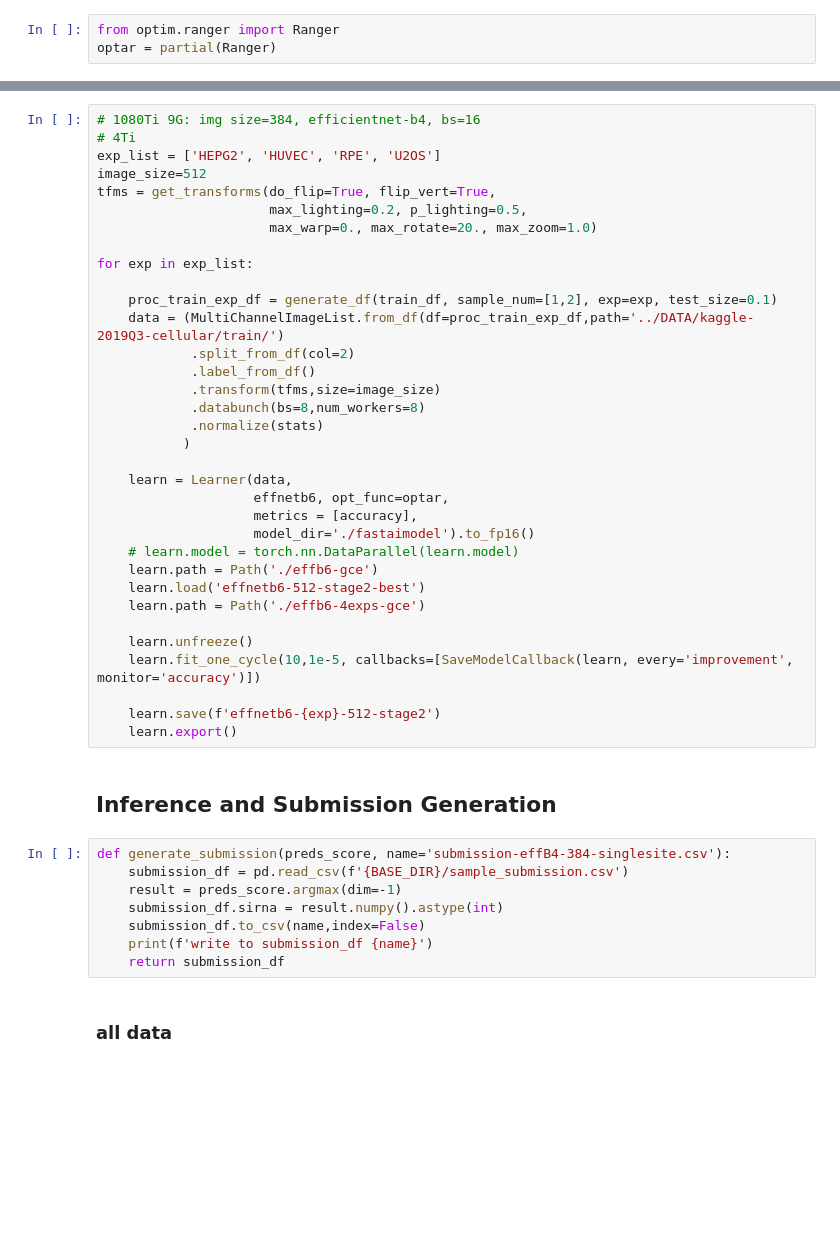
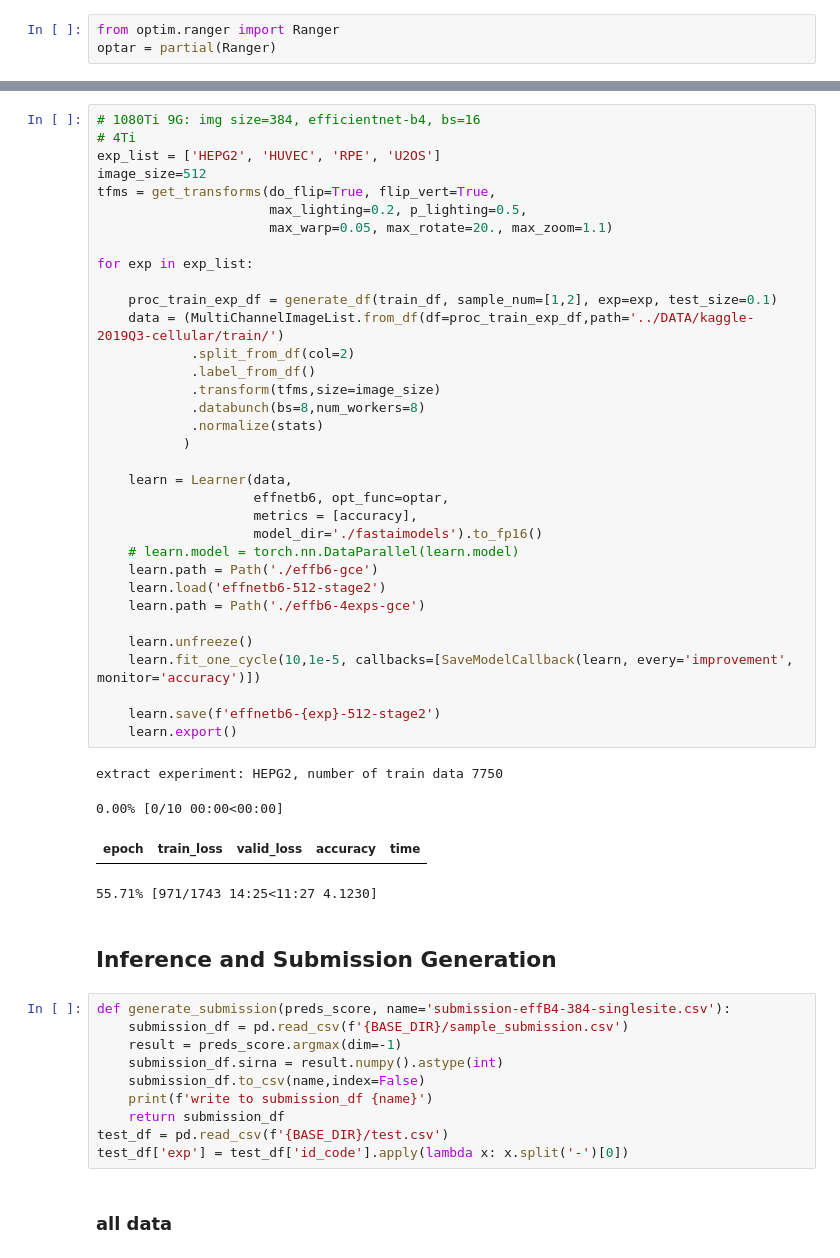
Before and after one commit to chengjiun/kaggle-2019Q3-cellular, a Jupyter notebook: Notebooks/rcic-fastai-effnetb5-512-gce-4exp.ipynb, the cells around one changed output, grey strips where cells are left out. Drawn from its saved outputs; the diff is of its cells as text; blank space fills up the shorter version.

```diff
--- a/Notebooks/rcic-fastai-effnetb5-512-gce-4exp.ipynb
+++ b/Notebooks/rcic-fastai-effnetb5-512-gce-4exp.ipynb
@@ -319,36 +320,41 @@ optar = partial(Ranger)
 # 1080Ti 9G: img size=384, efficientnet-b4, bs=16
 # 4Ti
 exp_list = ['HEPG2', 'HUVEC', 'RPE', 'U2OS']
 image_size=512
 tfms = get_transforms(do_flip=True, flip_vert=True,
                       max_lighting=0.2, p_lighting=0.5,
-                      max_warp=0., max_rotate=20., max_zoom=1.0)
+                      max_warp=0.05, max_rotate=20., max_zoom=1.1)
 
 for exp in exp_list:
 
     proc_train_exp_df = generate_df(train_df, sample_num=[1,2], exp=exp, test_size=0.1)
     data = (MultiChannelImageList.from_df(df=proc_train_exp_df,path='../DATA/kaggle-2019Q3-cellular/train/')
             .split_from_df(col=2)
             .label_from_df()
             .transform(tfms,size=image_size)
             .databunch(bs=8,num_workers=8)
             .normalize(stats)
            )
 
     learn = Learner(data,
                     effnetb6, opt_func=optar,
                     metrics = [accuracy],
-                    model_dir='./fastaimodel').to_fp16()
+                    model_dir='./fastaimodels').to_fp16()
     # learn.model = torch.nn.DataParallel(learn.model)
     learn.path = Path('./effb6-gce')
-    learn.load('effnetb6-512-stage2-best')
+    learn.load('effnetb6-512-stage2')
     learn.path = Path('./effb6-4exps-gce')
 
     learn.unfreeze()
     learn.fit_one_cycle(10,1e-5, callbacks=[SaveModelCallback(learn, every='improvement', monitor='accuracy')])
 
     learn.save(f'effnetb6-{exp}-512-stage2')
     learn.export()
+# %% [output]
+extract experiment: HEPG2, number of train data 7750
+0.00% [0/10 00:00<00:00]
+| epoch | train_loss | valid_loss | accuracy | time |
+55.71% [971/1743 14:25<11:27 4.1230]
 # %% [markdown]
 ## Inference and Submission Generation
 # %%
@@ -359,6 +365,8 @@ def generate_submission(preds_score, name='submission-effB4-384-singlesite.csv')
     submission_df.to_csv(name,index=False)
     print(f'write to submission_df {name}')
     return submission_df
+test_df = pd.read_csv(f'{BASE_DIR}/test.csv')
+test_df['exp'] = test_df['id_code'].apply(lambda x: x.split('-')[0])
 # %% [markdown]
 ###  all data
 # %%
```
Also changed, not shown: parts of 7 cells of this notebook.
